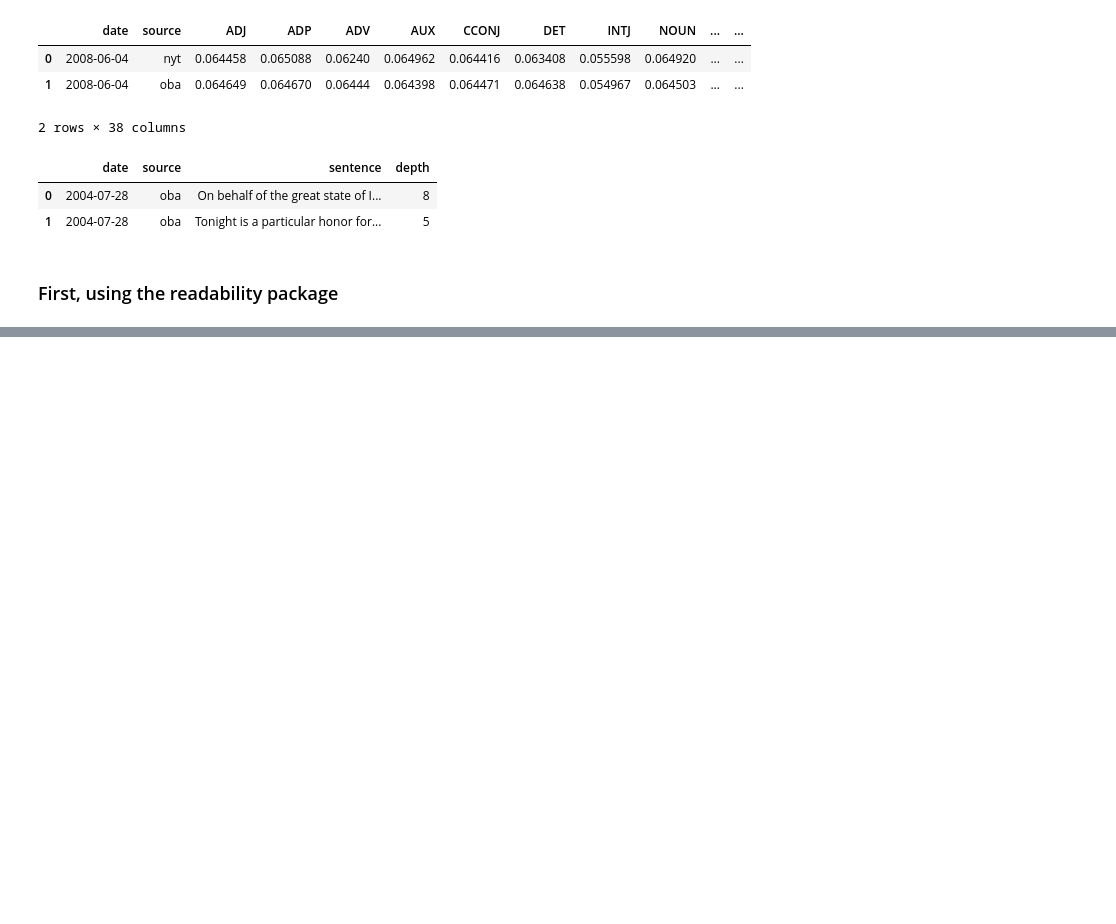
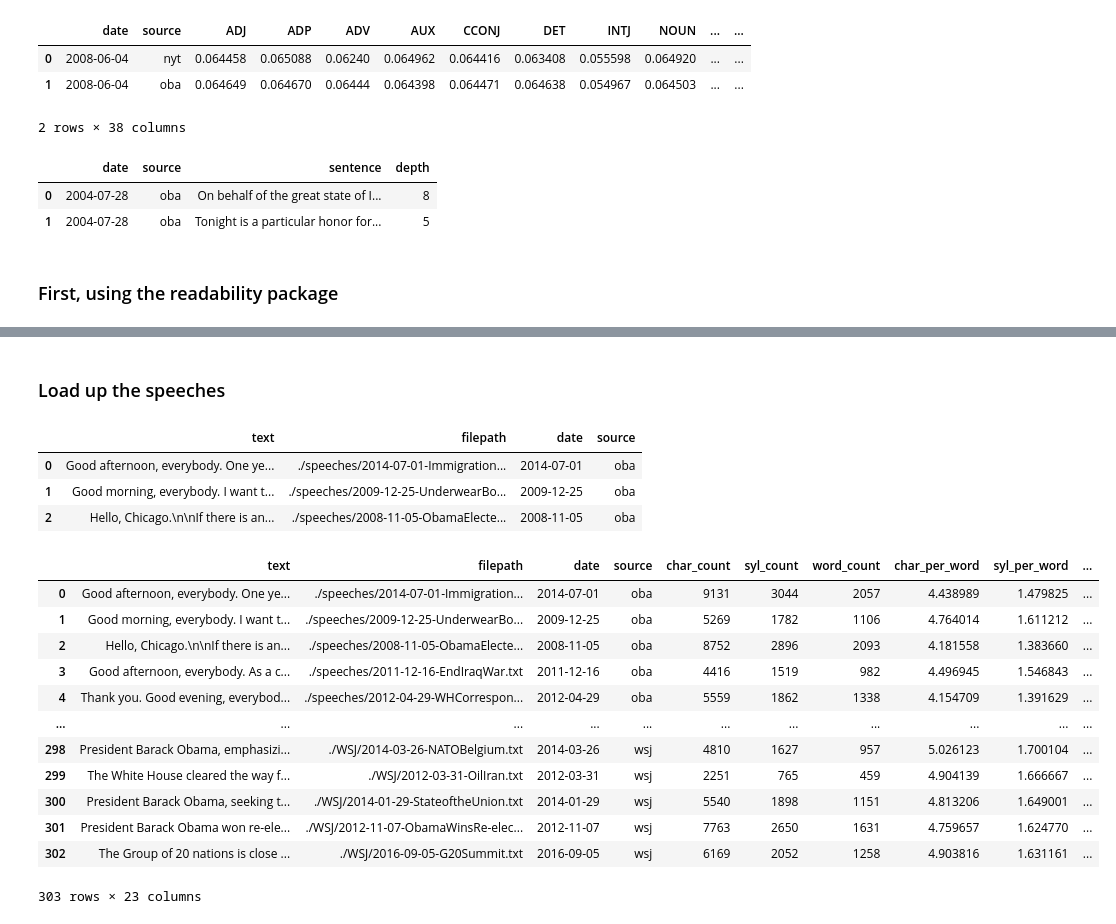
Before and after one commit to pday2/ObamaNLP, a Jupyter notebook: readabilityScores.ipynb, the cells around one changed output, grey strips where cells are left out. Drawn from its saved outputs; the diff is of its cells as text; code cells hidden in the pictures; blank space fills up the shorter version.

```diff
--- a/readabilityScores.ipynb
+++ b/readabilityScores.ipynb
@@ -256,0 +367,57 @@ NameError: name '_legacy_round' is not defined
+# %% [markdown]
+### Load up the speeches
+# %%
+# Load up the files
+paths = ['./speeches/', './NYTimes/', './WSJ/']
+list_of_files = []
+
+dates = pd.read_csv('dateSpeeches.csv')
+for path in paths:
+    for root, dirs, files in os.walk(path):
+        for file in files:
+            if file.endswith('.txt'):
+                list_of_files.append(os.path.join(root,file))
+
+speeches = []
+for file in list_of_files:
+    with open(file, encoding='utf-8') as f:
+        #print(file)
+        text = f.read()
+    f.close()
+    speeches.append([text, file])
+
+#clean out goofy unicode  space characters
+speeches = [(unicodedata.normalize("NFKD", speech[0]), speech[1]) for speech in speeches if len(speech)>0 ]
+
+# remove [stuff] in between square brackets
+def remove_bracket(text):
+    return re.sub('(\[[^w]*\]\s)', '',text)
+speeches = [(remove_bracket(speech[0]), speech[1]) for speech in speeches]
+
+def get_source(text):
+    regex = "[^./][a-zA-Z]+[^/]"
+    string = re.findall(regex, str(text))[0]
+    if string == 'speeches': string = 'oba'
+    if string == 'NYTimes': string = 'nyt'
+    return string.lower()
+
+def get_date(text):
+    regex = "([0-9]+[\-][0-9]+[\-][0-9]+)"
+    return re.findall(regex, str(text))[0]
+
+def get_filename(text):
+    regex = "[-]([a-zA-Z]+)"
+    return re.findall(regex, str(text))[0]
+
+cols = ['text', 'filepath']
+text_df = pd.DataFrame(speeches, columns=cols)
+text_df['date'] = text_df['filepath'].apply(get_date)
+text_df['date'] = pd.to_datetime(text_df['date'], format='%Y-%m-%d')
+text_df['source'] = text_df['filepath'].apply(get_source)
+
+text_df.head(3)
+# %% [output]
+|  | text | filepath | date | source |
+| 0 | Good afternoon, everybody. One ye... | ./speeches/2014-07-01-Immigration... | 2014-07-01 | oba |
+| 1 | Good morning, everybody. I want t... | ./speeches/2009-12-25-UnderwearBo... | 2009-12-25 | oba |
+| 2 | Hello, Chicago.\n\nIf there is an... | ./speeches/2008-11-05-ObamaElecte... | 2008-11-05 | oba |
@@ -256,0 +447,16 @@ NameError: name '_legacy_round' is not defined
+# %%
+text_df
+# %% [output]
+|  | text | filepath | date | source | char_count | syl_count | word_count | char_per_word | syl_per_word | ... |
+| 0 | Good afternoon, everybody. One ye... | ./speeches/2014-07-01-Immigration... | 2014-07-01 | oba | 9131 | 3044 | 2057 | 4.438989 | 1.479825 | ... |
+| 1 | Good morning, everybody. I want t... | ./speeches/2009-12-25-UnderwearBo... | 2009-12-25 | oba | 5269 | 1782 | 1106 | 4.764014 | 1.611212 | ... |
+| 2 | Hello, Chicago.\n\nIf there is an... | ./speeches/2008-11-05-ObamaElecte... | 2008-11-05 | oba | 8752 | 2896 | 2093 | 4.181558 | 1.383660 | ... |
+| 3 | Good afternoon, everybody. As a c... | ./speeches/2011-12-16-EndIraqWar.txt | 2011-12-16 | oba | 4416 | 1519 | 982 | 4.496945 | 1.546843 | ... |
+| 4 | Thank you. Good evening, everybod... | ./speeches/2012-04-29-WHCorrespon... | 2012-04-29 | oba | 5559 | 1862 | 1338 | 4.154709 | 1.391629 | ... |
+| ... | ... | ... | ... | ... | ... | ... | ... | ... | ... | ... |
+| 298 | President Barack Obama, emphasizi... | ./WSJ/2014-03-26-NATOBelgium.txt | 2014-03-26 | wsj | 4810 | 1627 | 957 | 5.026123 | 1.700104 | ... |
+| 299 | The White House cleared the way f... | ./WSJ/2012-03-31-OilIran.txt | 2012-03-31 | wsj | 2251 | 765 | 459 | 4.904139 | 1.666667 | ... |
+| 300 | President Barack Obama, seeking t... | ./WSJ/2014-01-29-StateoftheUnion.txt | 2014-01-29 | wsj | 5540 | 1898 | 1151 | 4.813206 | 1.649001 | ... |
+| 301 | President Barack Obama won re-ele... | ./WSJ/2012-11-07-ObamaWinsRe-elec... | 2012-11-07 | wsj | 7763 | 2650 | 1631 | 4.759657 | 1.624770 | ... |
+| 302 | The Group of 20 nations is close ... | ./WSJ/2016-09-05-G20Summit.txt | 2016-09-05 | wsj | 6169 | 2052 | 1258 | 4.903816 | 1.631161 | ... |
+303 rows × 23 columns
```
Also changed, not shown: parts of 21 cells of this notebook, 2 other files.
